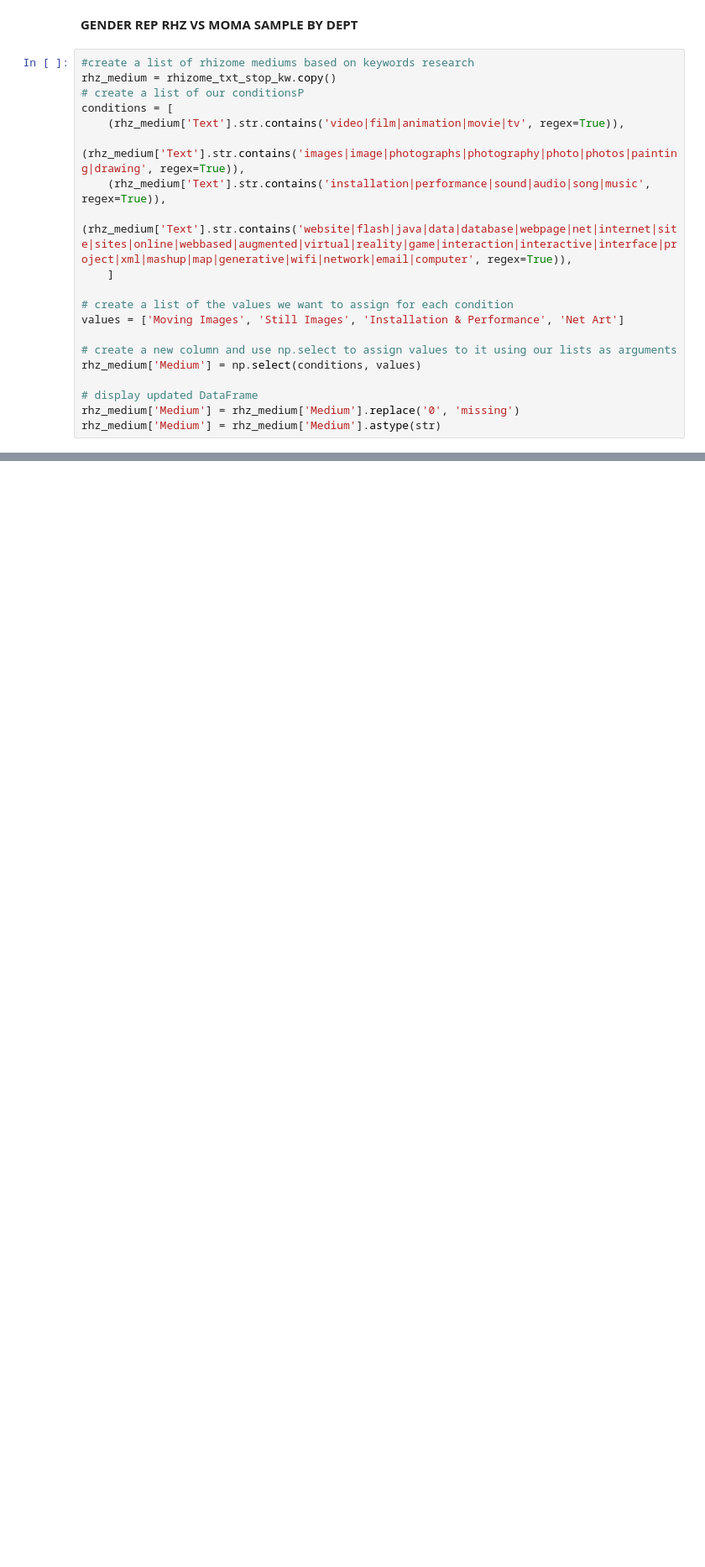
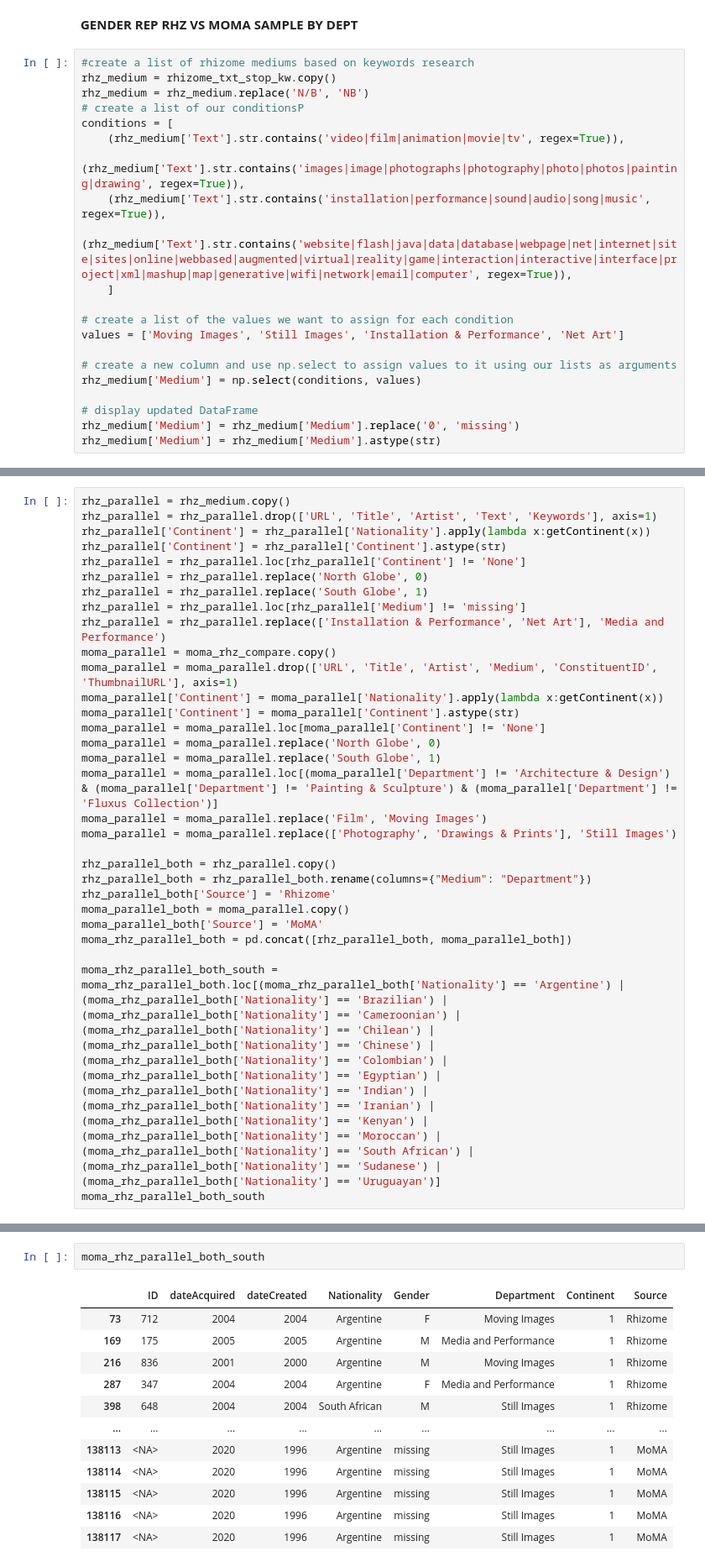
Before and after one commit to laurentfintoni/Net-Art-Rev, a Jupyter notebook: Lo_Viz_3.ipynb, the cells around one changed output, grey strips where cells are left out. Shown at 84% size. Drawn from its saved outputs; the diff is of its cells as text; blank space fills up the shorter version.

```diff
--- a/Lo_Viz_3.ipynb
+++ b/Lo_Viz_3.ipynb
@@ -332,6 +329,7 @@ fig.show()
 # %%
 #create a list of rhizome mediums based on keywords research
 rhz_medium = rhizome_txt_stop_kw.copy()
+rhz_medium = rhz_medium.replace('N/B', 'NB')
 # create a list of our conditionsP
 conditions = [
     (rhz_medium['Text'].str.contains('video|film|animation|movie|tv', regex=True)),
@@ -376,0 +694,30 @@ fig.show()
+# %%
+rhz_parallel = rhz_medium.copy()
+rhz_parallel = rhz_parallel.drop(['URL', 'Title', 'Artist', 'Text', 'Keywords'], axis=1)
+rhz_parallel['Continent'] = rhz_parallel['Nationality'].apply(lambda x:getContinent(x))
+rhz_parallel['Continent'] = rhz_parallel['Continent'].astype(str)
+rhz_parallel = rhz_parallel.loc[rhz_parallel['Continent'] != 'None']
+rhz_parallel = rhz_parallel.replace('North Globe', 0)
+rhz_parallel = rhz_parallel.replace('South Globe', 1)
+rhz_parallel = rhz_parallel.loc[rhz_parallel['Medium'] != 'missing']
+rhz_parallel = rhz_parallel.replace(['Installation & Performance', 'Net Art'], 'Media and Performance')
+moma_parallel = moma_rhz_compare.copy()
+moma_parallel = moma_parallel.drop(['URL', 'Title', 'Artist', 'Medium', 'ConstituentID', 'ThumbnailURL'], axis=1)
+moma_parallel['Continent'] = moma_parallel['Nationality'].apply(lambda x:getContinent(x))
+moma_parallel['Continent'] = moma_parallel['Continent'].astype(str)
+moma_parallel = moma_parallel.loc[moma_parallel['Continent'] != 'None']
+moma_parallel = moma_parallel.replace('North Globe', 0)
+moma_parallel = moma_parallel.replace('South Globe', 1)
+moma_parallel = moma_parallel.loc[(moma_parallel['Department'] != 'Architecture & Design') & (moma_parallel['Department'] != 'Painting & Sculpture') & (moma_parallel['Department'] != 'Fluxus Collection')]
+moma_parallel = moma_parallel.replace('Film', 'Moving Images')
+moma_parallel = moma_parallel.replace(['Photography', 'Drawings & Prints'], 'Still Images')
+
+rhz_parallel_both = rhz_parallel.copy()
+rhz_parallel_both = rhz_parallel_both.rename(columns={"Medium": "Department"})
+rhz_parallel_both['Source'] = 'Rhizome'
+moma_parallel_both = moma_parallel.copy()
+moma_parallel_both['Source'] = 'MoMA'
+moma_rhz_parallel_both = pd.concat([rhz_parallel_both, moma_parallel_both])
+
+moma_rhz_parallel_both_south =  moma_rhz_parallel_both.loc[(moma_rhz_parallel_both['Nationality'] == 'Argentine') | (moma_rhz_parallel_both['Nationality'] == 'Brazilian') | (moma_rhz_parallel_both['Nationality'] == 'Cameroonian') | (moma_rhz_parallel_both['Nationality'] == 'Chilean') | (moma_rhz_parallel_both['Nationality'] == 'Chinese') | (moma_rhz_parallel_both['Nationality'] == 'Colombian') | (moma_rhz_parallel_both['Nationality'] == 'Egyptian') | (moma_rhz_parallel_both['Nationality'] == 'Indian') | (moma_rhz_parallel_both['Nationality'] == 'Iranian') | (moma_rhz_parallel_both['Nationality'] == 'Kenyan') | (moma_rhz_parallel_both['Nationality'] == 'Moroccan') | (moma_rhz_parallel_both['Nationality'] == 'South African') | (moma_rhz_parallel_both['Nationality'] == 'Sudanese') | (moma_rhz_parallel_both['Nationality'] == 'Uruguayan')]
+moma_rhz_parallel_both_south
@@ -376,0 +1065,15 @@ fig.show()
+# %%
+moma_rhz_parallel_both_south
+# %% [output]
+|  | ID | dateAcquired | dateCreated | Nationality | Gender | Department | Continent | Source |
+| 73 | 712 | 2004 | 2004 | Argentine | F | Moving Images | 1 | Rhizome |
+| 169 | 175 | 2005 | 2005 | Argentine | M | Media and Performance | 1 | Rhizome |
+| 216 | 836 | 2001 | 2000 | Argentine | M | Moving Images | 1 | Rhizome |
+| 287 | 347 | 2004 | 2004 | Argentine | F | Media and Performance | 1 | Rhizome |
+| 398 | 648 | 2004 | 2004 | South African | M | Still Images | 1 | Rhizome |
+| ... | ... | ... | ... | ... | ... | ... | ... | ... |
+| 138113 | <NA> | 2020 | 1996 | Argentine | missing | Still Images | 1 | MoMA |
+| 138114 | <NA> | 2020 | 1996 | Argentine | missing | Still Images | 1 | MoMA |
+| 138115 | <NA> | 2020 | 1996 | Argentine | missing | Still Images | 1 | MoMA |
+| 138116 | <NA> | 2020 | 1996 | Argentine | missing | Still Images | 1 | MoMA |
+| 138117 | <NA> | 2020 | 1996 | Argentine | missing | Still Images | 1 | MoMA |
```
Also changed, not shown: parts of 52 cells of this notebook, 3 other files.
